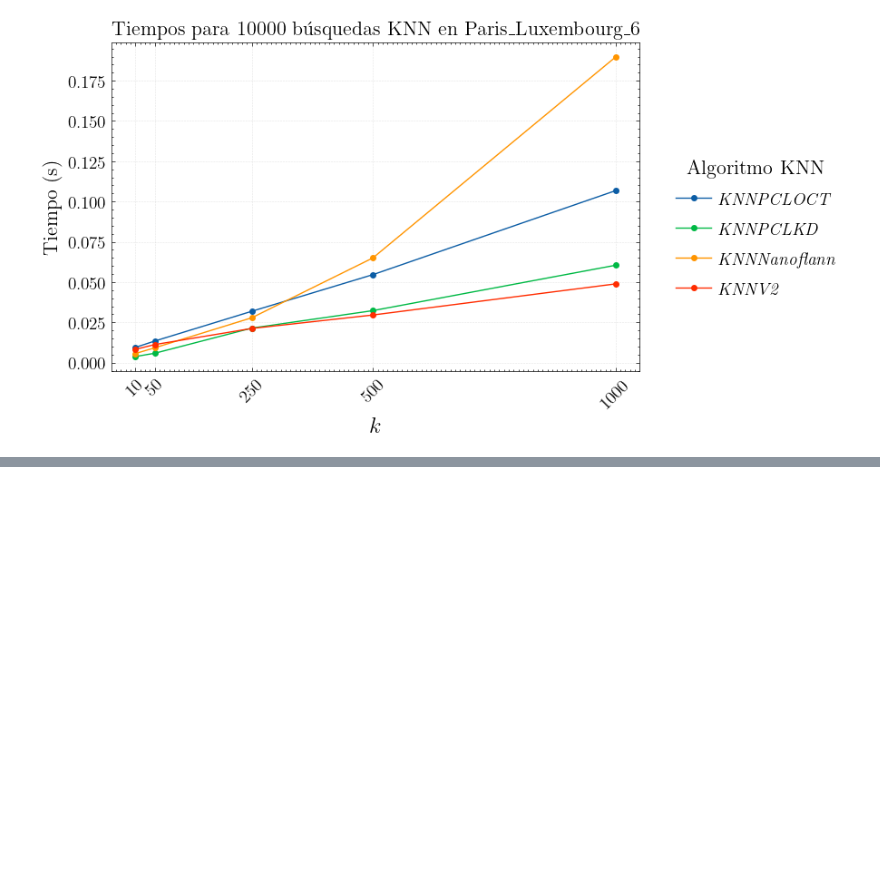
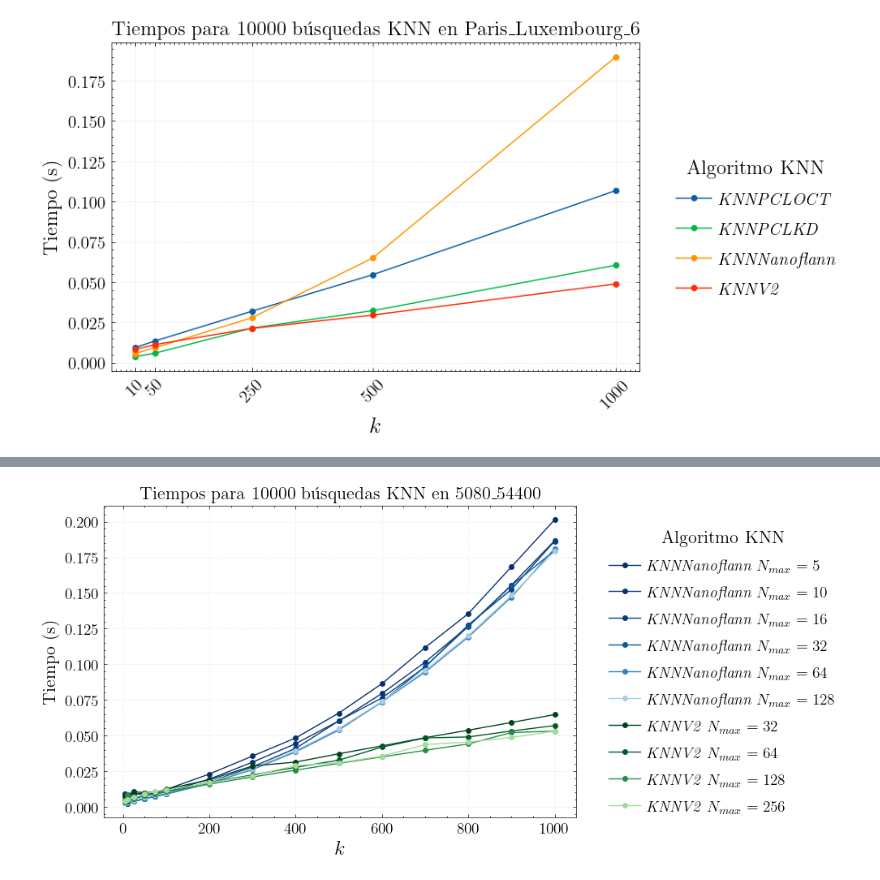
Before and after one commit to derivada/octrees-benchmark, a Jupyter notebook: benchmark_plots_cache_knn.ipynb, the cells around one changed output, grey strips where cells are left out. Saved outputs shown, nothing was run; the diff lists cells and outputs as text; code cells hidden in the pictures; blank space fills up the shorter version.

```diff
--- a/benchmark_plots_cache_knn.ipynb
+++ b/benchmark_plots_cache_knn.ipynb
@@ -688,0 +798,5 @@ plot_knn_results(df, "Paris_Luxembourg_6")
+# %%
+df = dfs["5080_54400"]
+plot_knn_results_params(df, "5080_54400", MORTON_ENCODER, xlim=(0,1000))
+# %% [output]
+[figure, added]
```
Also changed, not shown: parts of 7 cells of this notebook, 1 other file.
